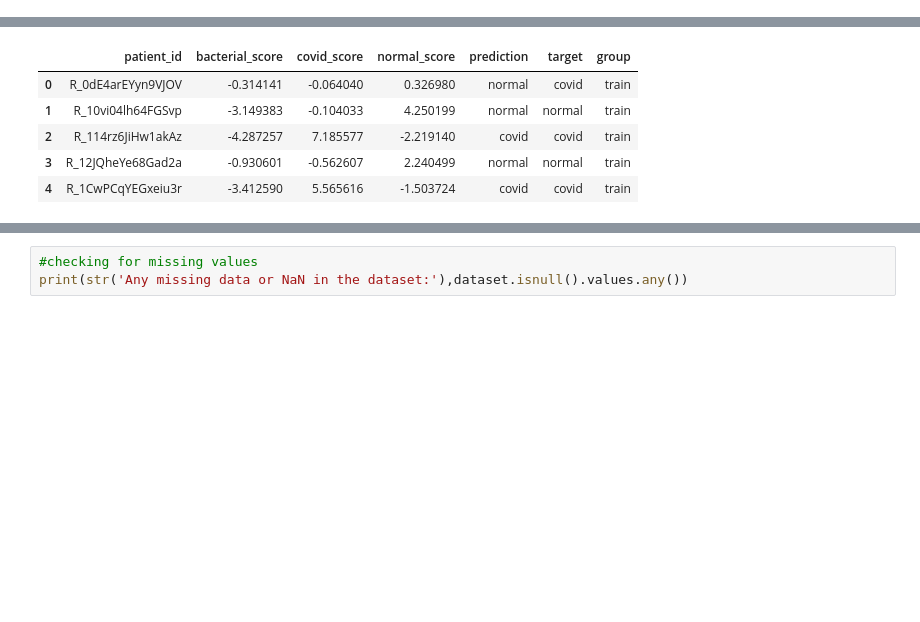
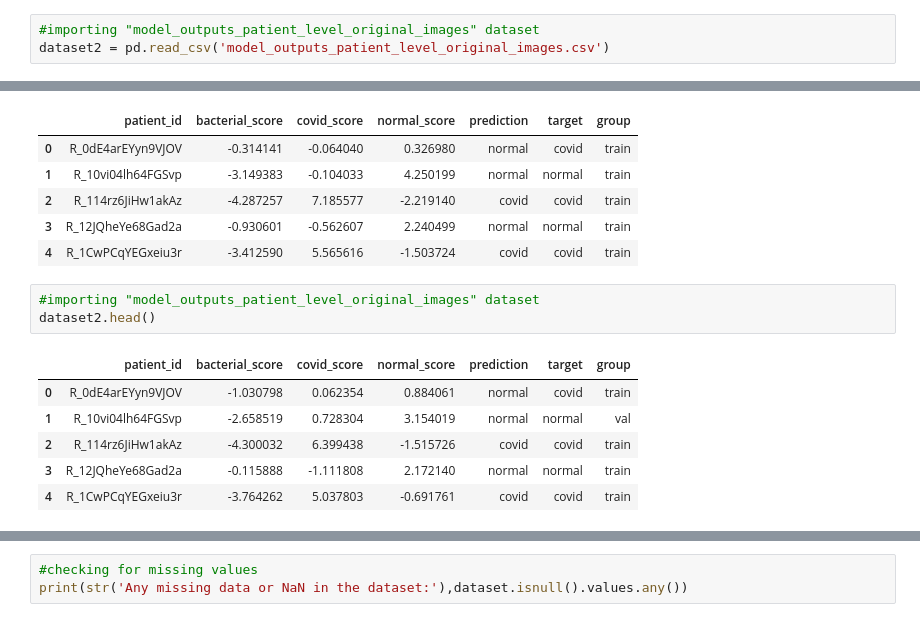
Before and after one commit to rmadhira86/w251-finalproject, a Jupyter notebook: Final_ANN.ipynb, the cells around one changed output, grey strips where cells are left out. Drawn from its saved outputs; the diff is of its cells as text; blank space fills up the shorter version.

```diff
--- a/Final_ANN.ipynb
+++ b/Final_ANN.ipynb
@@ -48 +48,4 @@ device = 'cuda' if torch.cuda.is_available() else 'cpu'
 dataset = pd.read_csv('model_outputs_patient_level_v1.csv')
+# %%
+#importing "model_outputs_patient_level_original_images" dataset
+dataset2 = pd.read_csv('model_outputs_patient_level_original_images.csv')
@@ -56,3 +66,13 @@ dataset.head()
 | 2 | R_114rz6JiHw1akAz | -4.287257 | 7.185577 | -2.219140 | covid | covid | train |
 | 3 | R_12JQheYe68Gad2a | -0.930601 | -0.562607 | 2.240499 | normal | normal | train |
 | 4 | R_1CwPCqYEGxeiu3r | -3.412590 | 5.565616 | -1.503724 | covid | covid | train |
+# %%
+#importing "model_outputs_patient_level_original_images" dataset
+dataset2.head()
+# %% [output]
+|  | patient_id | bacterial_score | covid_score | normal_score | prediction | target | group |
+| 0 | R_0dE4arEYyn9VJOV | -1.030798 | 0.062354 | 0.884061 | normal | covid | train |
+| 1 | R_10vi04lh64FGSvp | -2.658519 | 0.728304 | 3.154019 | normal | normal | val |
+| 2 | R_114rz6JiHw1akAz | -4.300032 | 6.399438 | -1.515726 | covid | covid | train |
+| 3 | R_12JQheYe68Gad2a | -0.115888 | -1.111808 | 2.172140 | normal | normal | train |
+| 4 | R_1CwPCqYEGxeiu3r | -3.764262 | 5.037803 | -0.691761 | covid | covid | train |
```
Also changed, not shown: parts of 32 cells of this notebook, 16 other files.
